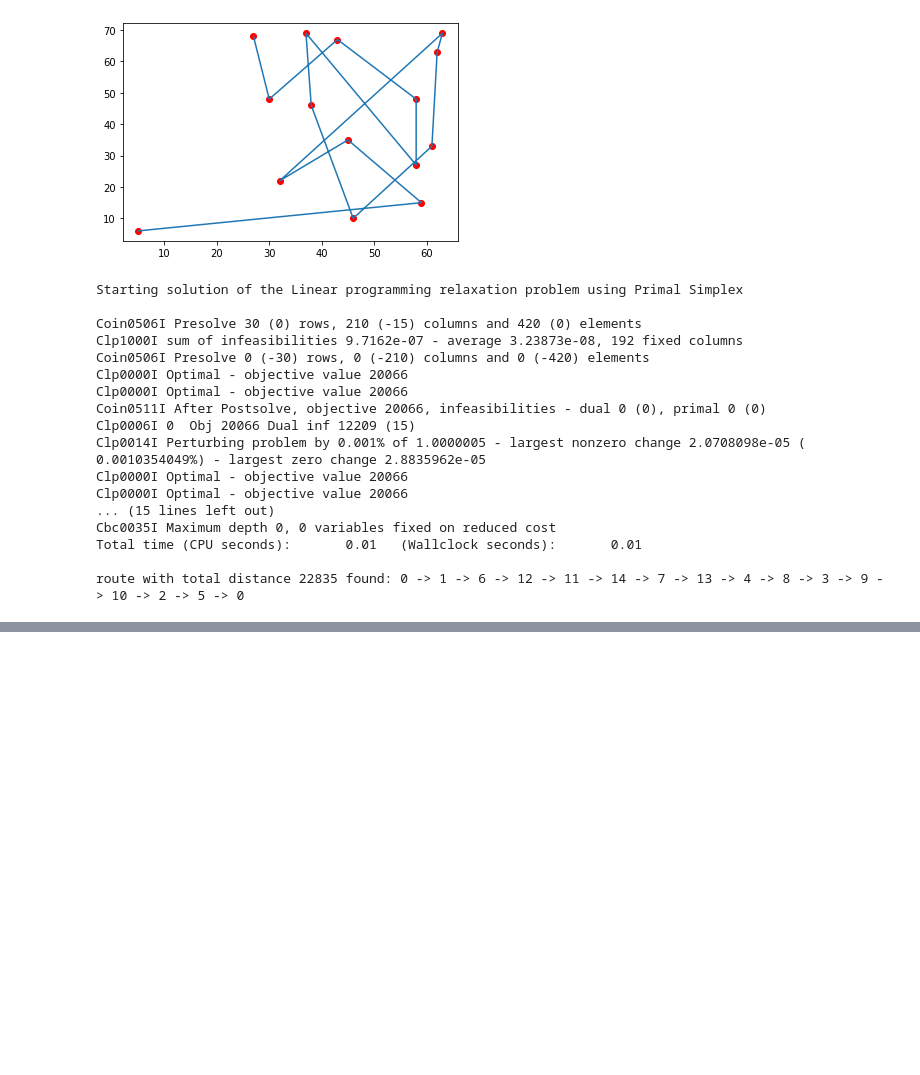
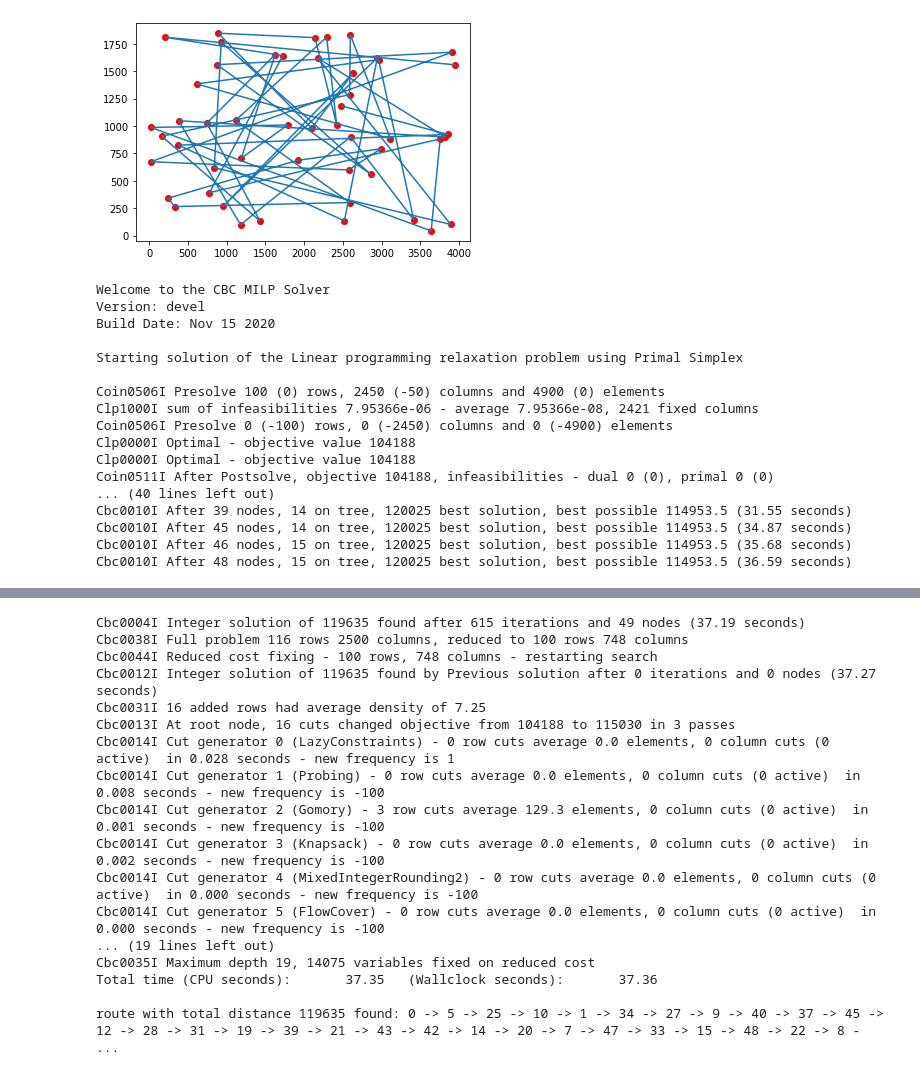
Before and after one commit to sergeysobolev-spbu/aiml-application-spring-2022, a Jupyter notebook: TSP MIP Team 2/Program.ipynb, the cells around one changed output, grey strips where cells are left out. Cells and saved outputs as stored; diff of their text form; code cells hidden in the pictures; blank space fills up the shorter version.

```diff
--- a/TSP MIP Team 2/Program.ipynb
+++ b/TSP MIP Team 2/Program.ipynb
@@ -90,11 +90,11 @@ quantity_points = 0
 with open(filename, 'r') as f:
     for line in f:
         if quantity_points == 0:
-          quantity_points = int(line)
+            quantity_points = int(line)
         else:
-          coord.append([int(line.split()[0]),int(line.split()[1])])
-          xx.append(int(line.split()[0]))
-          yy.append(int(line.split()[1]))
+            coord.append([int(line.split()[0]),int(line.split()[1])])
+            xx.append(int(line.split()[0]))
+            yy.append(int(line.split()[1]))
 
 route = list(range(0,quantity_points))
 
@@ -131,56 +131,57 @@ for i in V:
 model.lazy_constrs_generator = SubTourLazyGenerator(x)
 
 # optimizing
-model.optimize(max_seconds=120)
+model.optimize()
 
 string = '0 '
 nx = []
 ny = []
 nroute = []
+nroute.append(0)
 
 # checking if a solution was found
 if model.num_solutions:
     out.write(
         "route with total distance %g found: %s" % (model.objective_value, 0)
     )
     nc = 0
     nroute.append(0)
     while True:
         nc = [i for i in V if x[nc][i].x >= 0.99][0]
         out.write(" -> %s" % nc)
         string = string + str(nc) + ' '
         nroute.append(nc)
         if nc == 0:
             break
     out.write("\n")
 
 #writing output
 f = open('Output.txt', 'w')
 f.write(str(model.objective_value)+'\n')
 f.write(string)
 f.close()
 
-for i in range(0, len(nroute)):
-  nx.append(xx[nroute[i]])
-  ny.append(yy[nroute[i]])
+for i in nroute:
+    nx.append(xx[i])
+    ny.append(yy[i])
 
 draw(nx,ny)
 # %% [output]
-[figure, old version]
+[figure, new version]
+Welcome to the CBC MILP Solver
+Version: devel
+Build Date: Nov 15 2020
+
 Starting solution of the Linear programming relaxation problem using Primal Simplex
 
-Coin0506I Presolve 30 (0) rows, 210 (-15) columns and 420 (0) elements
-Clp1000I sum of infeasibilities 9.7162e-07 - average 3.23873e-08, 192 fixed columns
-Coin0506I Presolve 0 (-30) rows, 0 (-210) columns and 0 (-420) elements
-Clp0000I Optimal - objective value 20066
-Clp0000I Optimal - objective value 20066
-Coin0511I After Postsolve, objective 20066, infeasibilities - dual 0 (0), primal 0 (0)
-Clp0006I 0  Obj 20066 Dual inf 12209 (15)
-Clp0014I Perturbing problem by 0.001% of 1.0000005 - largest nonzero change 2.0708098e-05 ( 0.0010354049%) - largest zero change 2.8835962e-05
-Clp0000I Optimal - objective value 20066
-Clp0000I Optimal - objective value 20066
-... (15 lines left out)
-Cbc0035I Maximum depth 0, 0 variables fixed on reduced cost
-Total time (CPU seconds):       0.01   (Wallclock seconds):       0.01
-
-route with total distance 22835 found: 0 -> 1 -> 6 -> 12 -> 11 -> 14 -> 7 -> 13 -> 4 -> 8 -> 3 -> 9 -> 10 -> 2 -> 5 -> 0
+Coin0506I Presolve 100 (0) rows, 2450 (-50) columns and 4900 (0) elements
+Clp1000I sum of infeasibilities 7.95366e-06 - average 7.95366e-08, 2421 fixed columns
+Coin0506I Presolve 0 (-100) rows, 0 (-2450) columns and 0 (-4900) elements
+Clp0000I Optimal - objective value 104188
+Clp0000I Optimal - objective value 104188
+Coin0511I After Postsolve, objective 104188, infeasibilities - dual 0 (0), primal 0 (0)
+... (40 lines left out)
+Cbc0010I After 39 nodes, 14 on tree, 120025 best solution, best possible 114953.5 (31.55 seconds)
+Cbc0010I After 45 nodes, 14 on tree, 120025 best solution, best possible 114953.5 (34.87 seconds)
+Cbc0010I After 46 nodes, 15 on tree, 120025 best solution, best possible 114953.5 (35.68 seconds)
+Cbc0010I After 48 nodes, 15 on tree, 120025 best solution, best possible 114953.5 (36.59 seconds)
@@ -186,0 +204,17 @@ route with total distance 22835 found: 0 -> 1 -> 6 -> 12 -> 11 -> 14 -> 7 -> 13
+Cbc0004I Integer solution of 119635 found after 615 iterations and 49 nodes (37.19 seconds)
+Cbc0038I Full problem 116 rows 2500 columns, reduced to 100 rows 748 columns
+Cbc0044I Reduced cost fixing - 100 rows, 748 columns - restarting search
+Cbc0012I Integer solution of 119635 found by Previous solution after 0 iterations and 0 nodes (37.27 seconds)
+Cbc0031I 16 added rows had average density of 7.25
+Cbc0013I At root node, 16 cuts changed objective from 104188 to 115030 in 3 passes
+Cbc0014I Cut generator 0 (LazyConstraints) - 0 row cuts average 0.0 elements, 0 column cuts (0 active)  in 0.028 seconds - new frequency is 1
+Cbc0014I Cut generator 1 (Probing) - 0 row cuts average 0.0 elements, 0 column cuts (0 active)  in 0.008 seconds - new frequency is -100
+Cbc0014I Cut generator 2 (Gomory) - 3 row cuts average 129.3 elements, 0 column cuts (0 active)  in 0.001 seconds - new frequency is -100
+Cbc0014I Cut generator 3 (Knapsack) - 0 row cuts average 0.0 elements, 0 column cuts (0 active)  in 0.002 seconds - new frequency is -100
+Cbc0014I Cut generator 4 (MixedIntegerRounding2) - 0 row cuts average 0.0 elements, 0 column cuts (0 active)  in 0.000 seconds - new frequency is -100
+Cbc0014I Cut generator 5 (FlowCover) - 0 row cuts average 0.0 elements, 0 column cuts (0 active)  in 0.000 seconds - new frequency is -100
+... (19 lines left out)
+Cbc0035I Maximum depth 19, 14075 variables fixed on reduced cost
+Total time (CPU seconds):       37.35   (Wallclock seconds):       37.36
+
+route with total distance 119635 found: 0 -> 5 -> 25 -> 10 -> 1 -> 34 -> 27 -> 9 -> 40 -> 37 -> 45 -> 12 -> 28 -> 31 -> 19 -> 39 -> 21 -> 43 -> 42 -> 14 -> 20 -> 7 -> 47 -> 33 -> 15 -> 48 -> 22 -> 8 - ...
```
Also changed, not shown: parts of 1 cell of this notebook, 7 other files.
